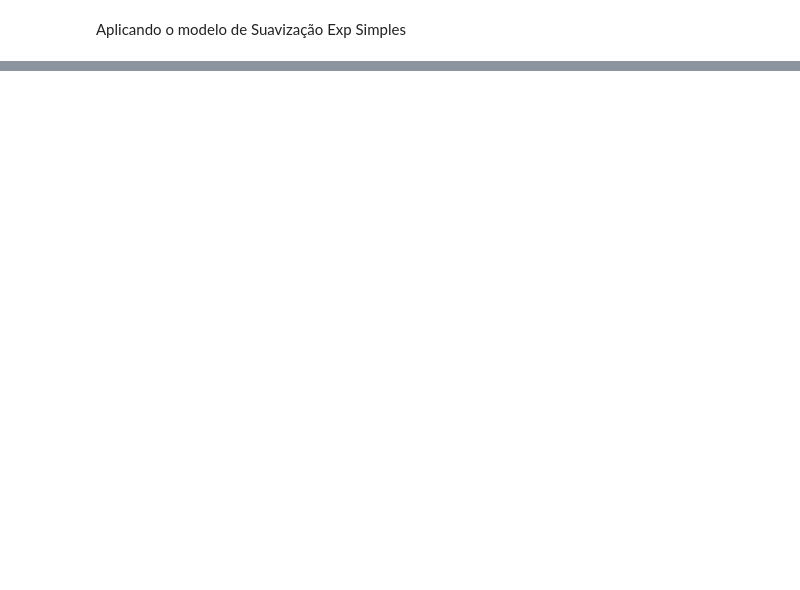
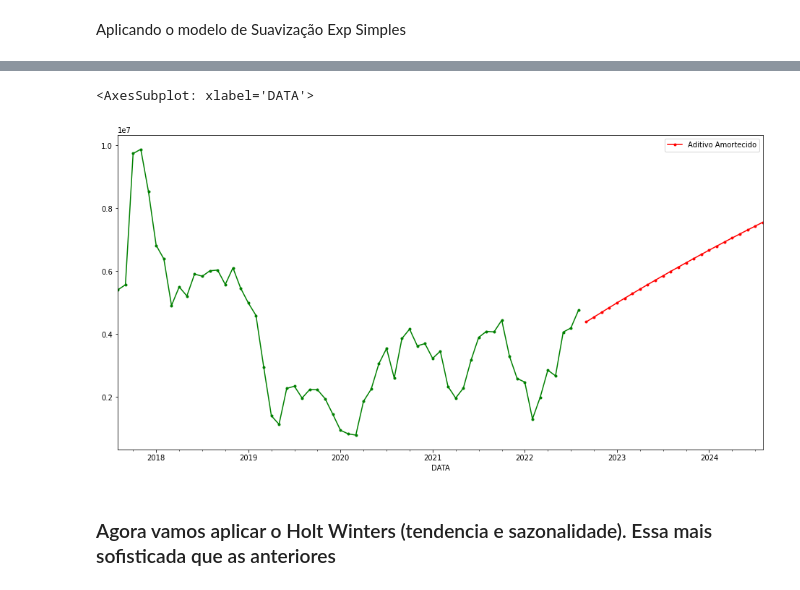
Before and after one commit to mpraes/time_series, a Jupyter notebook: suavizacao_exp_simples.ipynb, the cells around one changed output, grey strips where cells are left out. Cells and saved outputs as stored; diff of their text form; code cells hidden in the pictures; blank space fills up the shorter version.

```diff
--- a/suavizacao_exp_simples.ipynb
+++ b/suavizacao_exp_simples.ipynb
@@ -54,0 +66,11 @@ fit2.fittedvalues.plot(marker='o', color='red')
+# %%
+fit5 = Holt(df_g, damped_trend=True).fit(smoothing_level=0.8, smoothing_trend=0.2)
+fcast5 = fit5.forecast(24).rename("Aditivo Amortecido")
+# %%
+fit5.fittedvalues.plot(style=marker='o', color='green')
+fcast5.plot(color='red', marker='o', legend=True)
+# %% [output]
+<AxesSubplot: xlabel='DATA'>
+[figure, added]
+# %% [markdown]
+### Agora vamos aplicar o Holt Winters (tendencia e sazonalidade). Essa mais sofisticada que as anteriores
```
Also changed, not shown: parts of 8 cells of this notebook, 9 other files.
